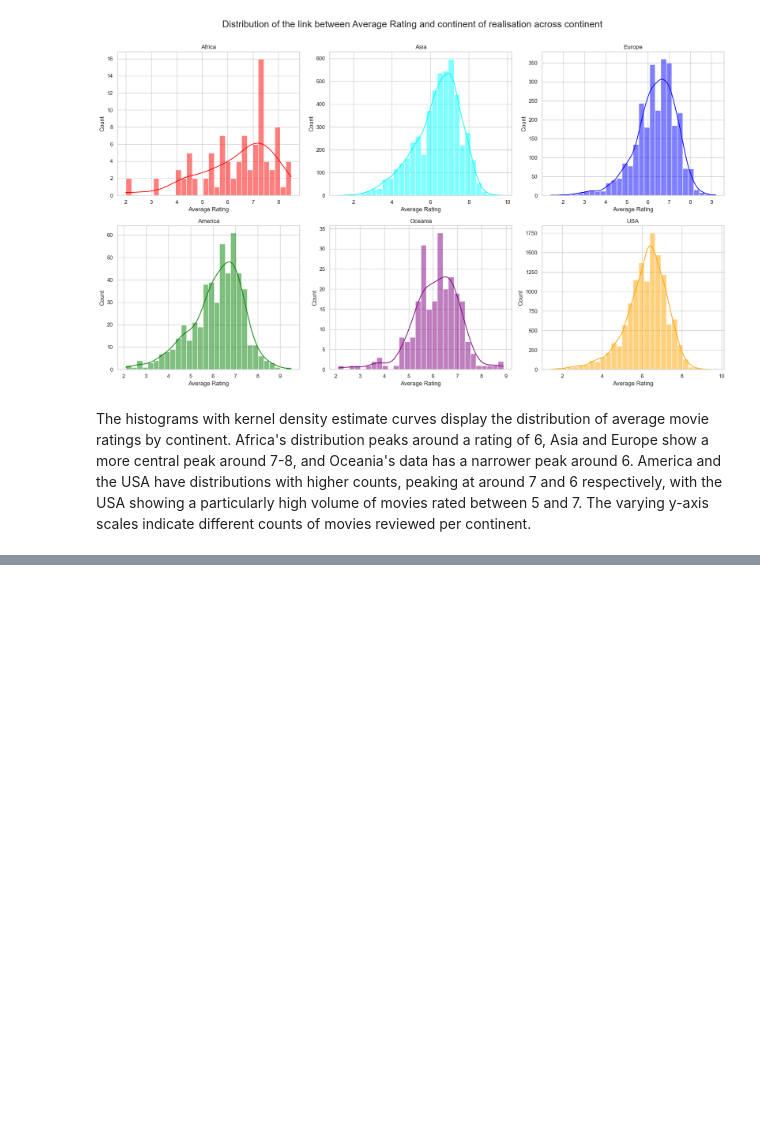
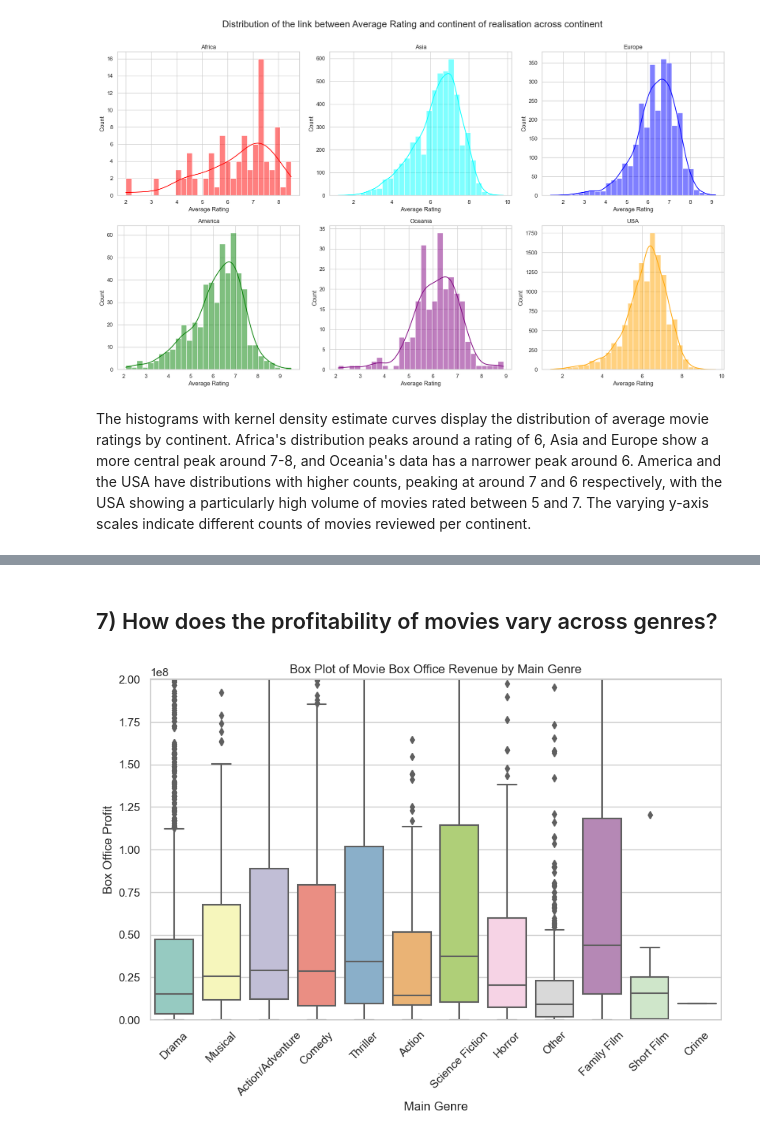
Before and after one commit to epfl-ada/ada-2023-project-bavmaresearch, a Jupyter notebook: Code/milestone2.ipynb, the cells around one changed output, grey strips where cells are left out. Drawn from its saved outputs; the diff is of its cells as text; code cells hidden in the pictures; blank space fills up the shorter version.

```diff
--- a/Code/milestone2.ipynb
+++ b/Code/milestone2.ipynb
@@ -1131,0 +1186,15 @@ The histograms with kernel density estimate curves display the distribution of a
+# %% [markdown]
+## 7) How does the profitability of movies vary across genres?
+# %%
+df = merged4[merged4['Inflation_adjusted_profit'] > 0 ] # We only consider profitable movies
+sns.set(style="whitegrid")
+plt.figure(figsize=(10, 6))
+ax = sns.boxplot(x="Top_genres", y="Inflation_adjusted_profit", data=df.dropna(subset="Top_genres"), palette="Set3")
+plt.xticks(rotation=45)
+plt.ylim(0, 2e8)
+plt.title("Box Plot of Movie Box Office Revenue by Main Genre")
+plt.xlabel("Main Genre")
+plt.ylabel("Box Office Profit")
+plt.show()
+# %% [output]
+[figure, added]
```
Also changed, not shown: parts of 7 cells of this notebook.
